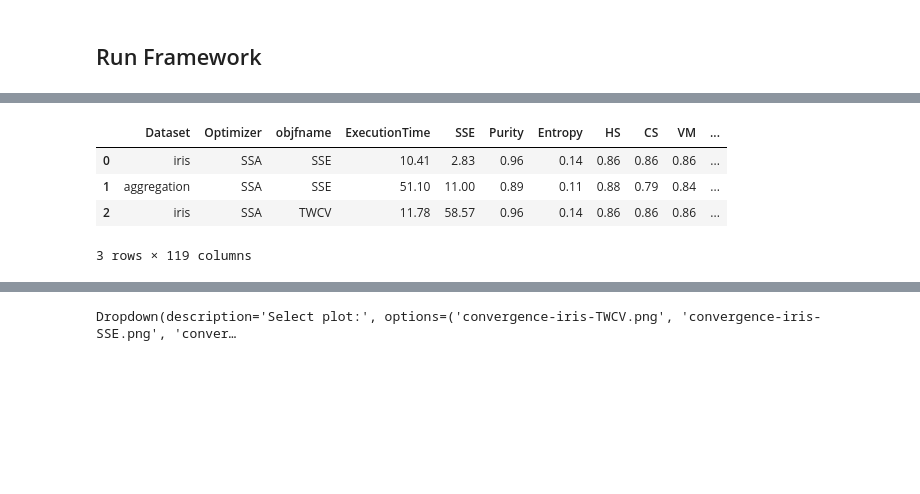
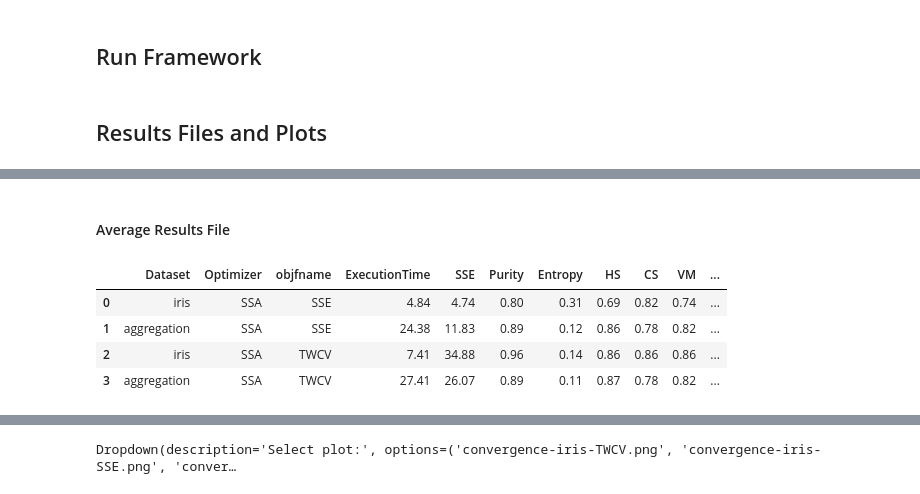
Before and after one commit to Evo-ML/EvoCluster, a Jupyter notebook: evocluster.ipynb, the cells around one changed output, grey strips where cells are left out. Drawn from its saved outputs; the diff is of its cells as text; code cells hidden in the pictures; blank space fills up the shorter version.

```diff
--- a/evocluster.ipynb
+++ b/evocluster.ipynb
@@ -73,6 +73,8 @@ export_flags = {'Export_avg':True, 'Export_details':True, 'Export_details_labels
 # Run EvoCluster
 from optimizer_run import run
 run(optimizer, objectivefunc, dataset_List, NumOfRuns, params, export_flags)
+# %% [markdown]
+<h2>Results Files and Plots</h2>
 # %%
 #import some useful packages to view the results' files in colab
 import pandas as pd
@@ -87,15 +89,17 @@ drop_folder = widgets.Dropdown(options=foldernames, description='Select folder:'
 drop_folder
 # %% [output]
 [interactive output not drawn]
+# %% [markdown]
+<h4>Average Results File</h4>
 # %%
 #Show the average results file
 foldername = drop_folder.value
 filename = foldername +'/experiment.csv'
 df = pd.read_csv(filename)
-df.head(3)
+df.head(4)
 # %% [output]
 |  | Dataset | Optimizer | objfname | ExecutionTime | SSE | Purity | Entropy | HS | CS | VM | ... |
-| 0 | iris | SSA | SSE | 10.41 | 2.83 | 0.96 | 0.14 | 0.86 | 0.86 | 0.86 | ... |
-| 1 | aggregation | SSA | SSE | 51.10 | 11.00 | 0.89 | 0.11 | 0.88 | 0.79 | 0.84 | ... |
-| 2 | iris | SSA | TWCV | 11.78 | 58.57 | 0.96 | 0.14 | 0.86 | 0.86 | 0.86 | ... |
+| 0 | iris | SSA | SSE | 4.84 | 4.74 | 0.80 | 0.31 | 0.69 | 0.82 | 0.74 | ... |
+| 1 | aggregation | SSA | SSE | 24.38 | 11.83 | 0.89 | 0.12 | 0.86 | 0.78 | 0.82 | ... |
+| 2 | iris | SSA | TWCV | 7.41 | 34.88 | 0.96 | 0.14 | 0.86 | 0.86 | 0.86 | ... |
+| 3 | aggregation | SSA | TWCV | 27.41 | 26.07 | 0.89 | 0.11 | 0.87 | 0.78 | 0.82 | ... |
-3 rows × 119 columns
```
Also changed, not shown: parts of 9 cells of this notebook.
